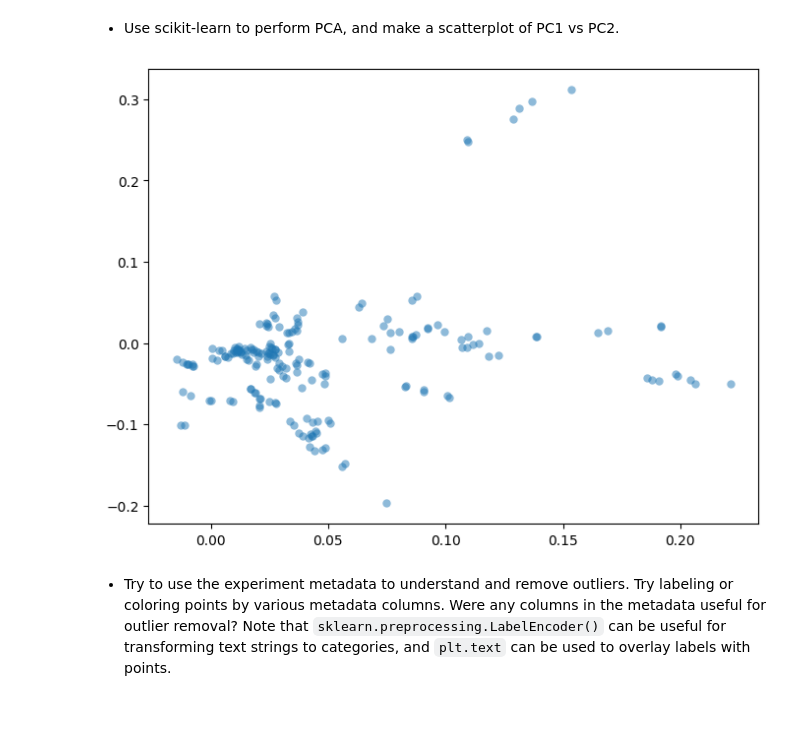
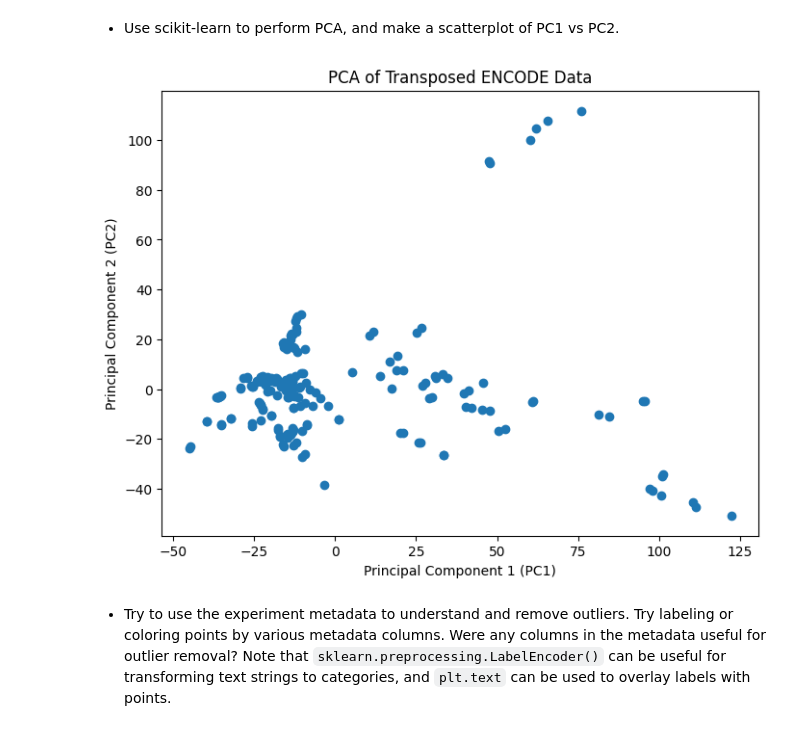
Before and after one commit to m4558/qbio577_fall2023, a Jupyter notebook: encode-bigwig-eda.ipynb, the cells around one changed output. Saved outputs shown, nothing was run; the diff lists cells and outputs as text; code cells hidden in the pictures.

```diff
--- a/encode-bigwig-eda.ipynb
+++ b/encode-bigwig-eda.ipynb
@@ -52,16 +65,28 @@ In molecular biology experiments like ChIP-seq, PCR artifacts can occur. These a
 # %% [markdown]
 - Use scikit-learn to perform PCA, and make a scatterplot of PC1 vs PC2.
-# %%
-df = pd.read_table('ENCODE_GRCh38_binned_subset.tsv')
-
-data_for_pca = df.iloc[:, 3:]
-
-pca = PCA(n_components=2)
-
-principal_components = pca.fit_transform(data_for_pca)
-
-plot_pca(pca=pca, figsize=(8, 6))
-# %% [output]
-[figure, removed]
+# %%
+# Drop the first three columns ('chrom', 'start', 'end') as they're not signal values
+df_signals = df.drop(columns=df.columns[:3])
+df_signals = df_signals.apply(pd.to_numeric, errors='coerce')
+
+# Transpose the data so that rows are samples and columns are features
+df_signals_transposed = df_signals.T
+
+# Perform PCA on the transposed data
+pca = PCA(n_components=2)
+principal_components = pca.fit_transform(df_signals_transposed)
+
+# Create a DataFrame with the principal components
+df_principal = pd.DataFrame(data = principal_components, columns = ['PC1', 'PC2'])
+
+# Scatter plot of PC1 vs PC2
+plt.figure(figsize=(8, 6))
+plt.scatter(df_principal['PC1'], df_principal['PC2'])
+plt.title('PCA of Transposed ENCODE Data')
+plt.xlabel('Principal Component 1 (PC1)')
+plt.ylabel('Principal Component 2 (PC2)')
+plt.show()
+# %% [output]
+[figure, added]
 # %% [markdown]
 - Try to use the experiment metadata to understand and remove outliers. Try labeling or coloring points by various metadata columns. Were any columns in the metadata useful for outlier removal? Note that `sklearn.preprocessing.LabelEncoder()` can be useful for transforming text strings to categories, and `plt.text` can be used to overlay labels with points.
```
Also changed, not shown: parts of 23 cells of this notebook.
